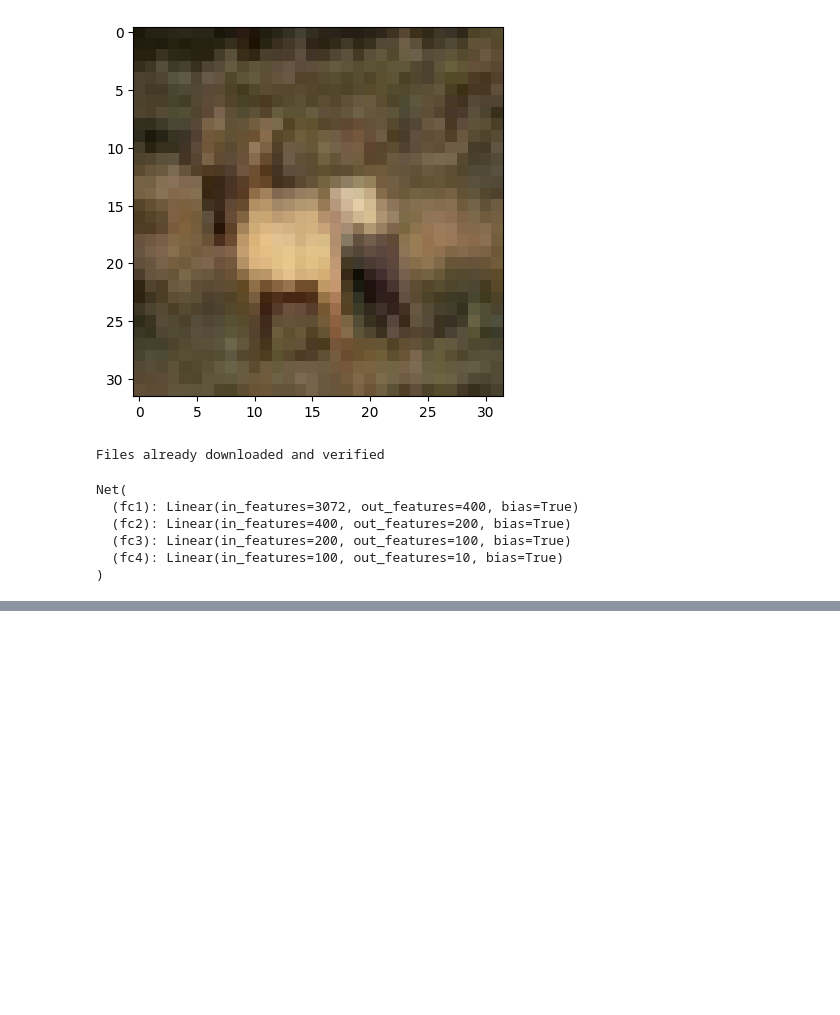
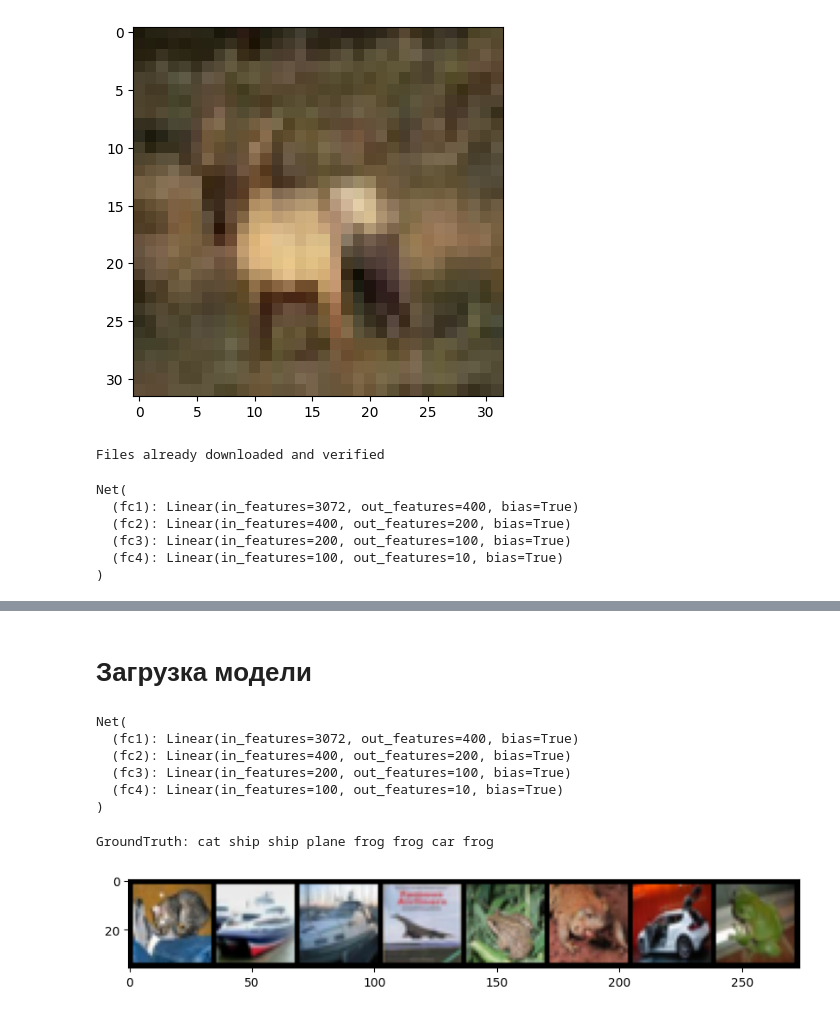
Before and after one commit to aspushkarev/GB-PyTorch, a Jupyter notebook: FFNN/FFNN.ipynb, the cells around one changed output, grey strips where cells are left out. Cells and saved outputs as stored; diff of their text form; code cells hidden in the pictures; blank space fills up the shorter version.

```diff
--- a/FFNN/FFNN.ipynb
+++ b/FFNN/FFNN.ipynb
@@ -93,7 +93,7 @@ for epoch in tqdm(range(num_epochs)):
     running_loss = 0.0
     running_items = 0.0
 
-    for i, data in enumerate(train_loader, 0):
+    for i, data in enumerate(train_loader):
         inputs, labels = data[0], data[1]
 
         # обнуляем градиент
@@ -149,0 +169,31 @@ Training is finished!
+# %%
+PATH_MODEL = './cifar_net_test_version_model.pth'
+torch.save(net, PATH_MODEL)
+# %% [markdown]
+# Загрузка модели
+# %%
+net = Net(3072, 100, 10)
+net.load_state_dict(torch.load(PATH_WEIGHTS))
+net
+# %% [output]
+Net(
+  (fc1): Linear(in_features=3072, out_features=400, bias=True)
+  (fc2): Linear(in_features=400, out_features=200, bias=True)
+  (fc3): Linear(in_features=200, out_features=100, bias=True)
+  (fc4): Linear(in_features=100, out_features=10, bias=True)
+)
+# %%
+net = torch.load(PATH_MODEL)
+# %%
+data_iter = iter(test_loader)
+images, labels = next(data_iter)
+# %%
+net.eval()
+outputs = net(images)
+imgs = torchvision.utils.make_grid(images)
+plt.figure(figsize=(10, 5))
+plt.imshow(imgs.permute(1, 2, 0).numpy())
+print('GroundTruth:', ' '.join(classes[labels[i]] for i in range(len(labels))))
+# %% [output]
+GroundTruth: cat ship ship plane frog frog car frog
+[figure, added]
```
Also changed, not shown: parts of 15 cells of this notebook.
